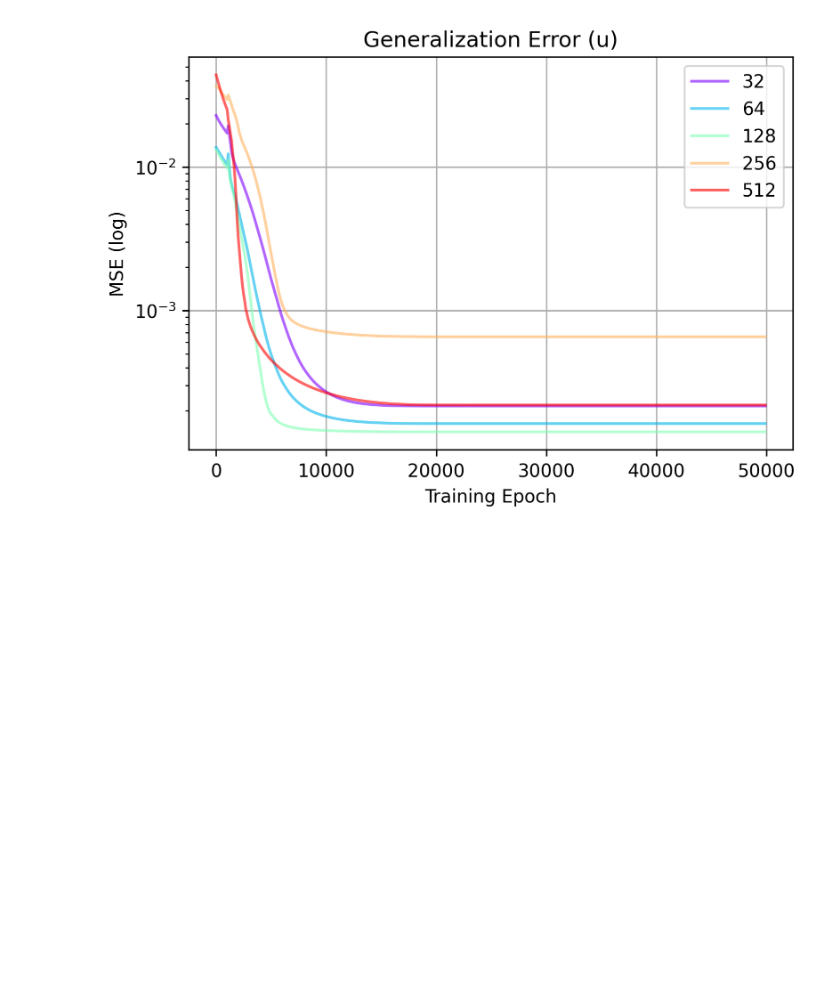
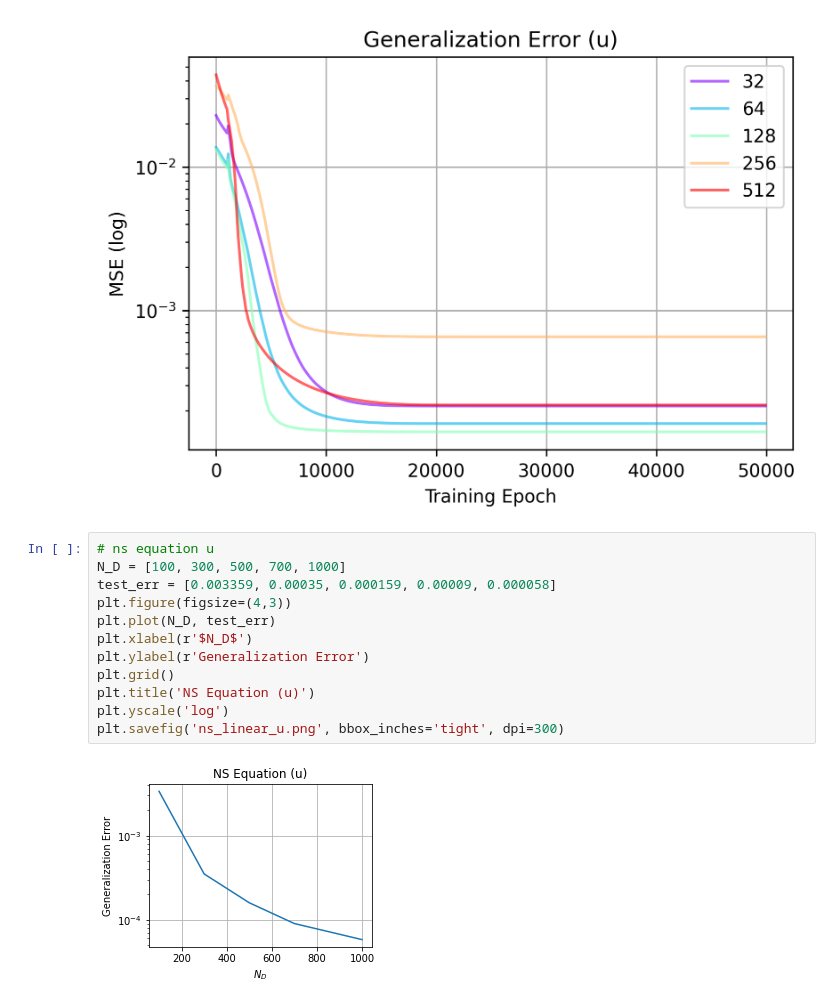
Before and after one commit to quantumiracle/nn_pde, a Jupyter notebook: torch/plot_result.ipynb, the cells around one changed output. Cells and saved outputs as stored; diff of their text form; blank space fills up the shorter version.

```diff
--- a/torch/plot_result.ipynb
+++ b/torch/plot_result.ipynb
@@ -576,3 +592,17 @@ run-20220501_1330_10_128-tag-Train_u.csv
 run-20220501_1330_10_256-tag-Train_u.csv
 run-20220501_1330_10_512-tag-Train_u.csv
 [figure]
+# %%
+# ns equation u
+N_D = [100, 300, 500, 700, 1000]
+test_err = [0.003359, 0.00035, 0.000159, 0.00009, 0.000058]
+plt.figure(figsize=(4,3))
+plt.plot(N_D, test_err)
+plt.xlabel(r'$N_D$')
+plt.ylabel(r'Generalization Error')
+plt.grid()
+plt.title('NS Equation (u)')
+plt.yscale('log')
+plt.savefig('ns_linear_u.png', bbox_inches='tight', dpi=300)
+# %% [output]
+[figure, added]
```
Also changed, not shown: parts of 8 cells of this notebook, 12 other files.
